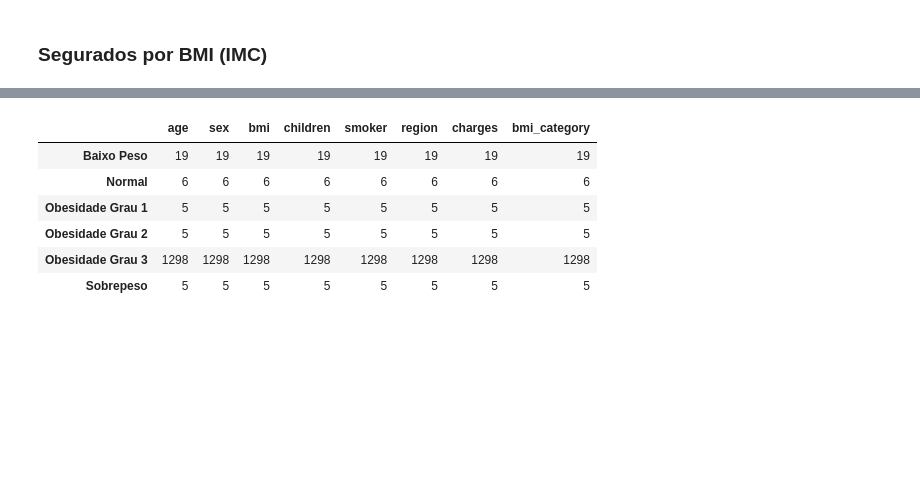
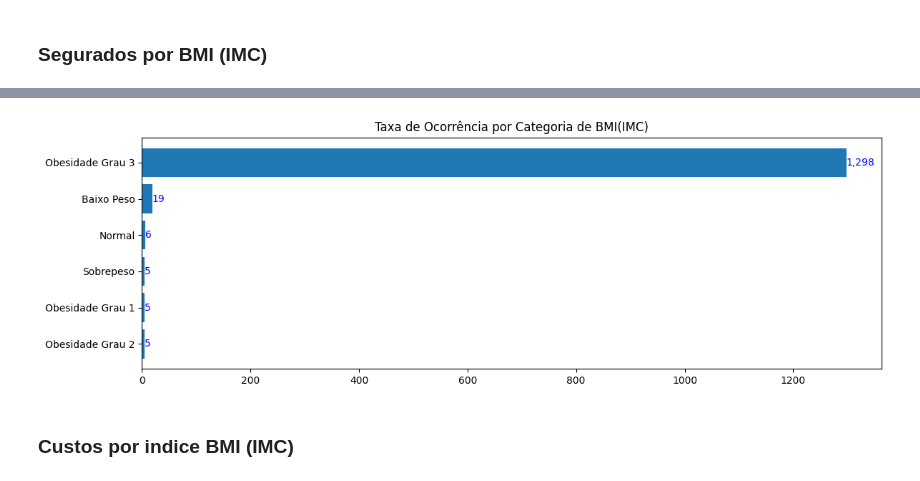
Before and after one commit to fabiobaroliveira/analise_exploratoria_de_dados, a Jupyter notebook: projeto_seguradora/analise_exploratoria_seguro_saude.ipynb, the cells around one changed output, grey strips where cells are left out. Drawn from its saved outputs; the diff is of its cells as text; code cells hidden in the pictures; blank space fills up the shorter version.

```diff
--- a/projeto_seguradora/analise_exploratoria_seguro_saude.ipynb
+++ b/projeto_seguradora/analise_exploratoria_seguro_saude.ipynb
@@ -307,10 +348,21 @@ taxa_bmi = df.groupby(bmi_category).count()
-# %%
-display(taxa_bmi)
-# %% [output]
-|  | age | sex | bmi | children | smoker | region | charges | bmi_category |
-| Baixo Peso | 19 | 19 | 19 | 19 | 19 | 19 | 19 | 19 |
-| Normal | 6 | 6 | 6 | 6 | 6 | 6 | 6 | 6 |
-| Obesidade Grau 1 | 5 | 5 | 5 | 5 | 5 | 5 | 5 | 5 |
-| Obesidade Grau 2 | 5 | 5 | 5 | 5 | 5 | 5 | 5 | 5 |
-| Obesidade Grau 3 | 1298 | 1298 | 1298 | 1298 | 1298 | 1298 | 1298 | 1298 |
-| Sobrepeso | 5 | 5 | 5 | 5 | 5 | 5 | 5 | 5 |
+# %%
+# Agrupando dados
+taxa_bmi = df.groupby(bmi_category).size()
+
+# Ordena os valores em ordem crescente
+taxa_bmi = taxa_bmi.sort_values()
+
+# Cria o gráfico
+plt.figure(figsize=(12,4))
+barras =  plt.barh(taxa_bmi.index, taxa_bmi.values)
+plt.bar_label(barras,
+              labels=[f'{x:,}' for x in taxa_bmi.values], # formatacao de milhar no rotulo
+              fontsize=10,
+              color='blue')
+plt.title('Taxa de Ocorrência por Categoria de BMI(IMC)')
+plt.tight_layout()
+plt.show()
+# %% [output]
+[figure, added]
+# %% [markdown]
+### Custos por indice BMI (IMC)
```
Also changed, not shown: parts of 21 cells of this notebook.
